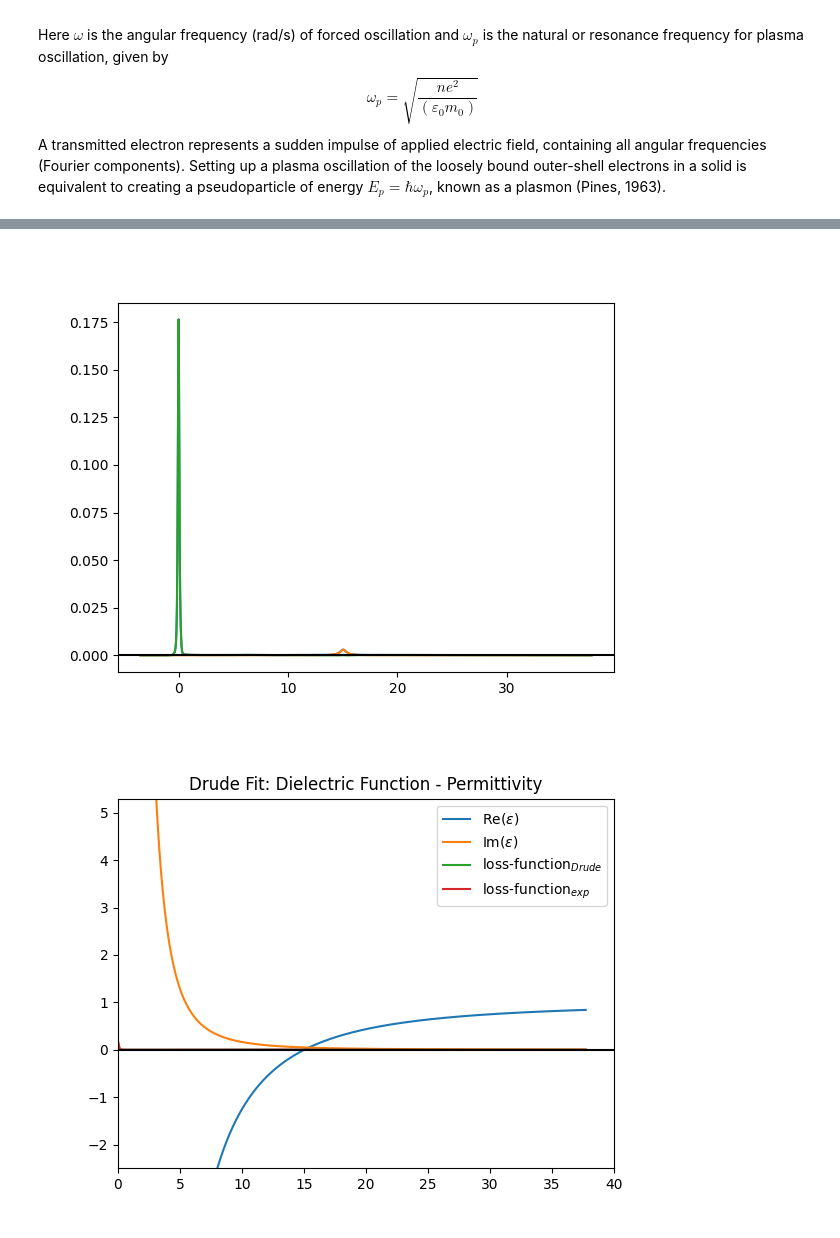
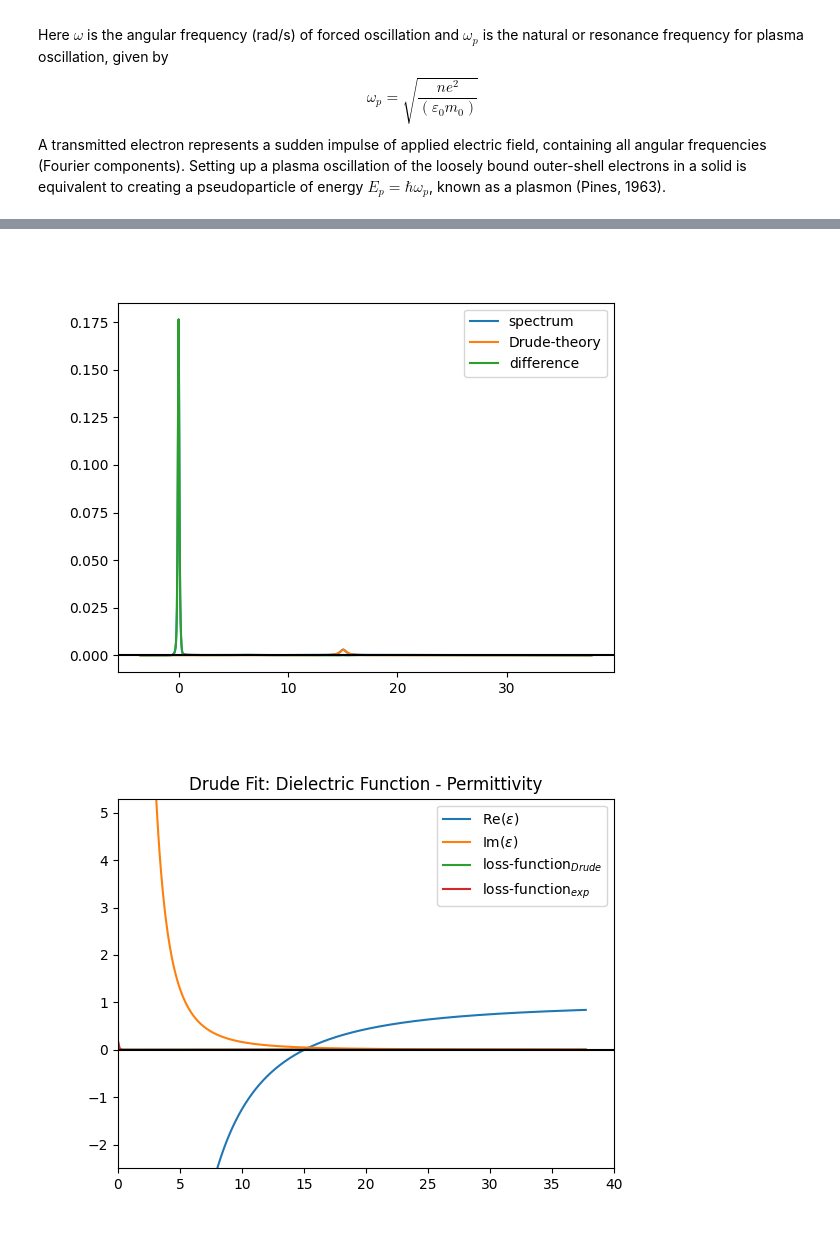
Before and after one commit to SergeiVKalinin/ML-ElectronMicroscopy-2023, a Jupyter notebook: Lecture 3/0_Analyse_Low_Loss.ipynb, the cells around one changed output, grey strips where cells are left out. Drawn from its saved outputs; the diff is of its cells as text; code cells hidden in the pictures.

```diff
--- a/Lecture 3/0_Analyse_Low_Loss.ipynb
+++ b/Lecture 3/0_Analyse_Low_Loss.ipynb
@@ -233,13 +231,12 @@ p2, lsq = leastsq(errfDrude, pin2, args=(eels_dataset[startFit:endFit], energy_s
 eps, elf = Drude(energy_scale, p2[0], p2[1])
 drudePSD = p2[2]* elf
 plt.figure()
-plt.plot(energy_scale,eels_dataset)
-plt.plot(energy_scale,drudePSD)
-plt.plot(energy_scale,eels_dataset-drudePSD)
+plt.plot(energy_scale,eels_dataset, label='spectrum')
+plt.plot(energy_scale,drudePSD, label='Drude-theory')
+plt.plot(energy_scale,eels_dataset-drudePSD, label='difference')
 plt.axhline(0, color='black')
+plt.legend()
 
-#plt.gca().set_xlim(0,40)
-#plt.gca().set_ylim(-0.01,0.2)
 print(f"Drude Theory with Plamson Energy: {p2[0]:2f} eV and plasmon Width {p2[1]:.2f} eV")
 print(f"Max of Plasmon at {energy_scale[drudePSD.argmax(0)]:.2f} eV")
 print(f"Amplitude of  {p2[2]:.2f} was deteremined by fit ")
@@ -248,6 +245,6 @@ Drude Theory with Plamson Energy: 15.048551 eV and plasmon Width 0.72 eV
 Max of Plasmon at 15.04 eV
 Amplitude of  0.00 was deteremined by fit
-[figure, old version]
+[figure, new version]
 # %%
 plt.figure()
 plt.title ('Drude Fit: Dielectric Function - Permittivity')
```
Also changed, not shown: parts of 8 cells of this notebook, 2 other files.
